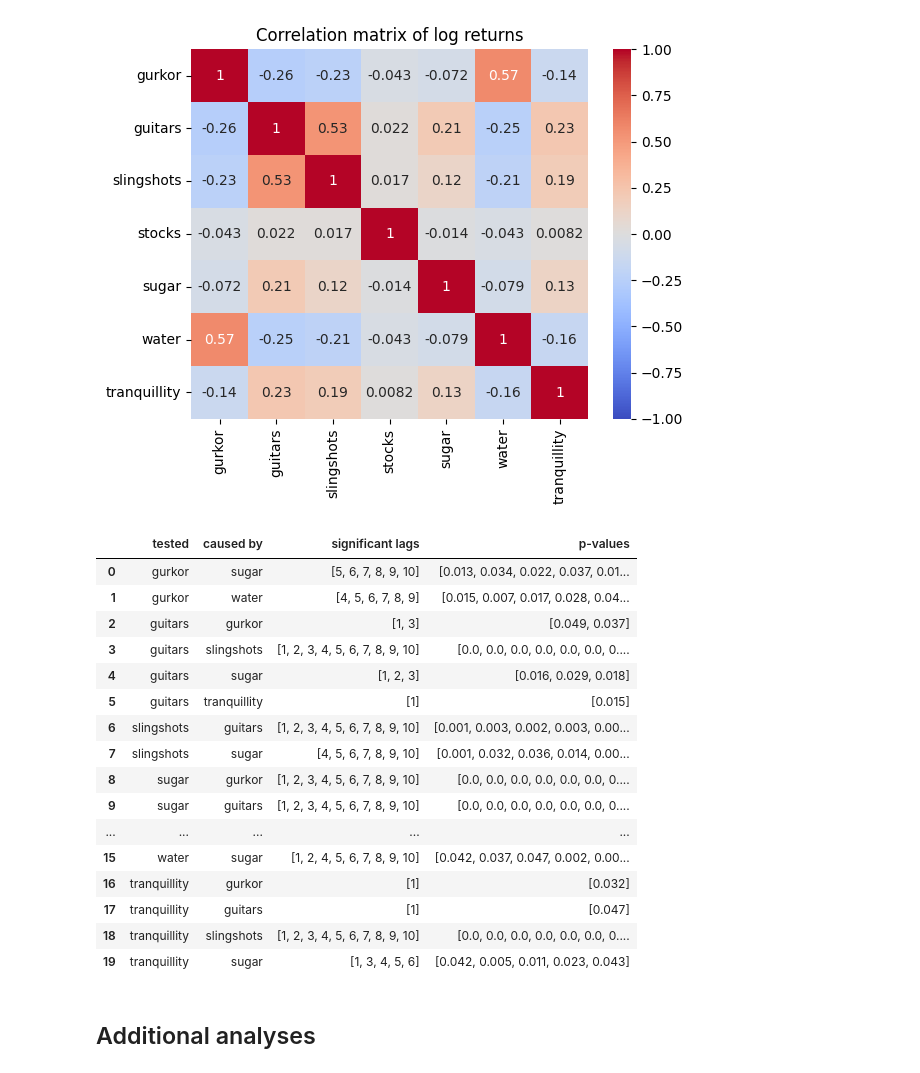
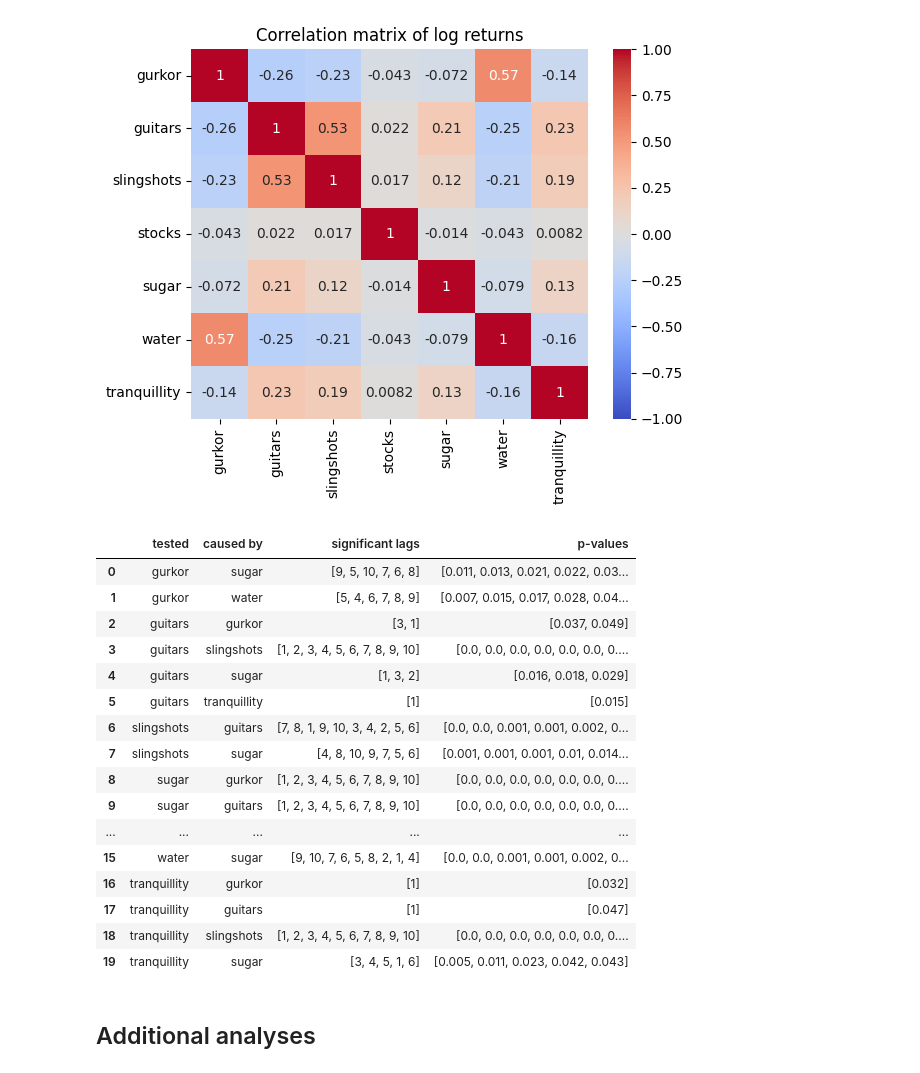
Before and after one commit to luprader/project_FTS, a Jupyter notebook: notebooks/task1_lukas.ipynb, the cells around one changed output. Cells and saved outputs as stored; diff of their text form; code cells hidden in the pictures.

Commit message:
output causal lags sorted by p_value

```diff
--- a/notebooks/task1_lukas.ipynb
+++ b/notebooks/task1_lukas.ipynb
@@ -379,54 +379,59 @@ warnings.filterwarnings(
 max_lag = 10
 
 granger_results = pd.DataFrame(
     columns=["tested", "caused by", "significant lags", "p-values"]
 )
 for col1 in log_returns_data.columns:
     for col2 in log_returns_data.columns:
         if col1 != col2:
             test_result = grangercausalitytests(
                 log_returns_data[[col1, col2]].dropna(), maxlag=max_lag, verbose=False
             )
             p_values = [
                 np.round(test_result[lag][0]["ssr_chi2test"][1], 3)
                 for lag in range(1, max_lag + 1)
             ]
 
-            significant_p_values = [p for p in p_values if p < 0.05]
+            significant_p_values = np.array([p for p in p_values if p < 0.05])
 
             if len(significant_p_values) > 0:
-                significant_lags = [
+                significant_lags = np.array([
                     lag for lag in range(1, max_lag + 1) if p_values[lag - 1] < 0.05
-                ]
+                ])
 
+                # sort by increasing p-value
+                p_and_lags = np.vstack((significant_lags, significant_p_values))
+                p_and_lags_sorted = p_and_lags[:, np.argsort(p_and_lags[1])]
+
+                # sort by significance using nparraysdf´fks
                 granger_results.loc[len(granger_results)] = [
                     col1,
                     col2,
-                    significant_lags,
-                    significant_p_values,
+                    p_and_lags_sorted[0].astype(int),
+                    p_and_lags_sorted[1],
                 ]
 
 display(granger_results)
 
 np.save("../granger_log_returns.npy", granger_results.to_numpy())
 # %% [output]
 |  | tested | caused by | significant lags | p-values |
-| 0 | gurkor | sugar | [5, 6, 7, 8, 9, 10] | [0.013, 0.034, 0.022, 0.037, 0.01... |
-| 1 | gurkor | water | [4, 5, 6, 7, 8, 9] | [0.015, 0.007, 0.017, 0.028, 0.04... |
-| 2 | guitars | gurkor | [1, 3] | [0.049, 0.037] |
+| 0 | gurkor | sugar | [9, 5, 10, 7, 6, 8] | [0.011, 0.013, 0.021, 0.022, 0.03... |
+| 1 | gurkor | water | [5, 4, 6, 7, 8, 9] | [0.007, 0.015, 0.017, 0.028, 0.04... |
+| 2 | guitars | gurkor | [3, 1] | [0.037, 0.049] |
 | 3 | guitars | slingshots | [1, 2, 3, 4, 5, 6, 7, 8, 9, 10] | [0.0, 0.0, 0.0, 0.0, 0.0, 0.0, 0.... |
-| 4 | guitars | sugar | [1, 2, 3] | [0.016, 0.029, 0.018] |
+| 4 | guitars | sugar | [1, 3, 2] | [0.016, 0.018, 0.029] |
 | 5 | guitars | tranquillity | [1] | [0.015] |
-| 6 | slingshots | guitars | [1, 2, 3, 4, 5, 6, 7, 8, 9, 10] | [0.001, 0.003, 0.002, 0.003, 0.00... |
-| 7 | slingshots | sugar | [4, 5, 6, 7, 8, 9, 10] | [0.001, 0.032, 0.036, 0.014, 0.00... |
+| 6 | slingshots | guitars | [7, 8, 1, 9, 10, 3, 4, 2, 5, 6] | [0.0, 0.0, 0.001, 0.001, 0.002, 0... |
+| 7 | slingshots | sugar | [4, 8, 10, 9, 7, 5, 6] | [0.001, 0.001, 0.001, 0.01, 0.014... |
 | 8 | sugar | gurkor | [1, 2, 3, 4, 5, 6, 7, 8, 9, 10] | [0.0, 0.0, 0.0, 0.0, 0.0, 0.0, 0.... |
 | 9 | sugar | guitars | [1, 2, 3, 4, 5, 6, 7, 8, 9, 10] | [0.0, 0.0, 0.0, 0.0, 0.0, 0.0, 0.... |
 | ... | ... | ... | ... | ... |
-| 15 | water | sugar | [1, 2, 4, 5, 6, 7, 8, 9, 10] | [0.042, 0.037, 0.047, 0.002, 0.00... |
+| 15 | water | sugar | [9, 10, 7, 6, 5, 8, 2, 1, 4] | [0.0, 0.0, 0.001, 0.001, 0.002, 0... |
 | 16 | tranquillity | gurkor | [1] | [0.032] |
 | 17 | tranquillity | guitars | [1] | [0.047] |
 | 18 | tranquillity | slingshots | [1, 2, 3, 4, 5, 6, 7, 8, 9, 10] | [0.0, 0.0, 0.0, 0.0, 0.0, 0.0, 0.... |
-| 19 | tranquillity | sugar | [1, 3, 4, 5, 6] | [0.042, 0.005, 0.011, 0.023, 0.043] |
+| 19 | tranquillity | sugar | [3, 4, 5, 1, 6] | [0.005, 0.011, 0.023, 0.042, 0.043] |
 # %% [markdown]
 ## Additional analyses
 # %% [markdown]
```
